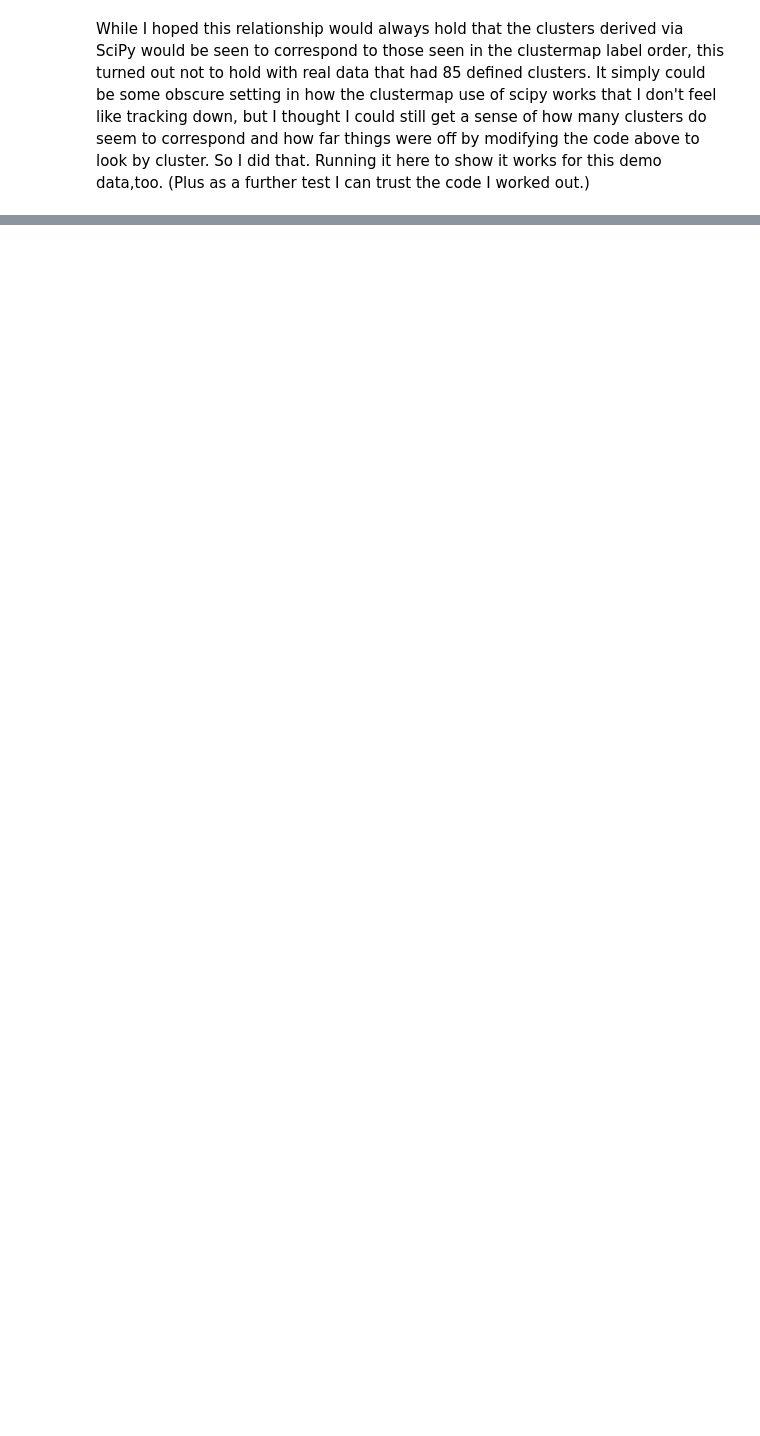
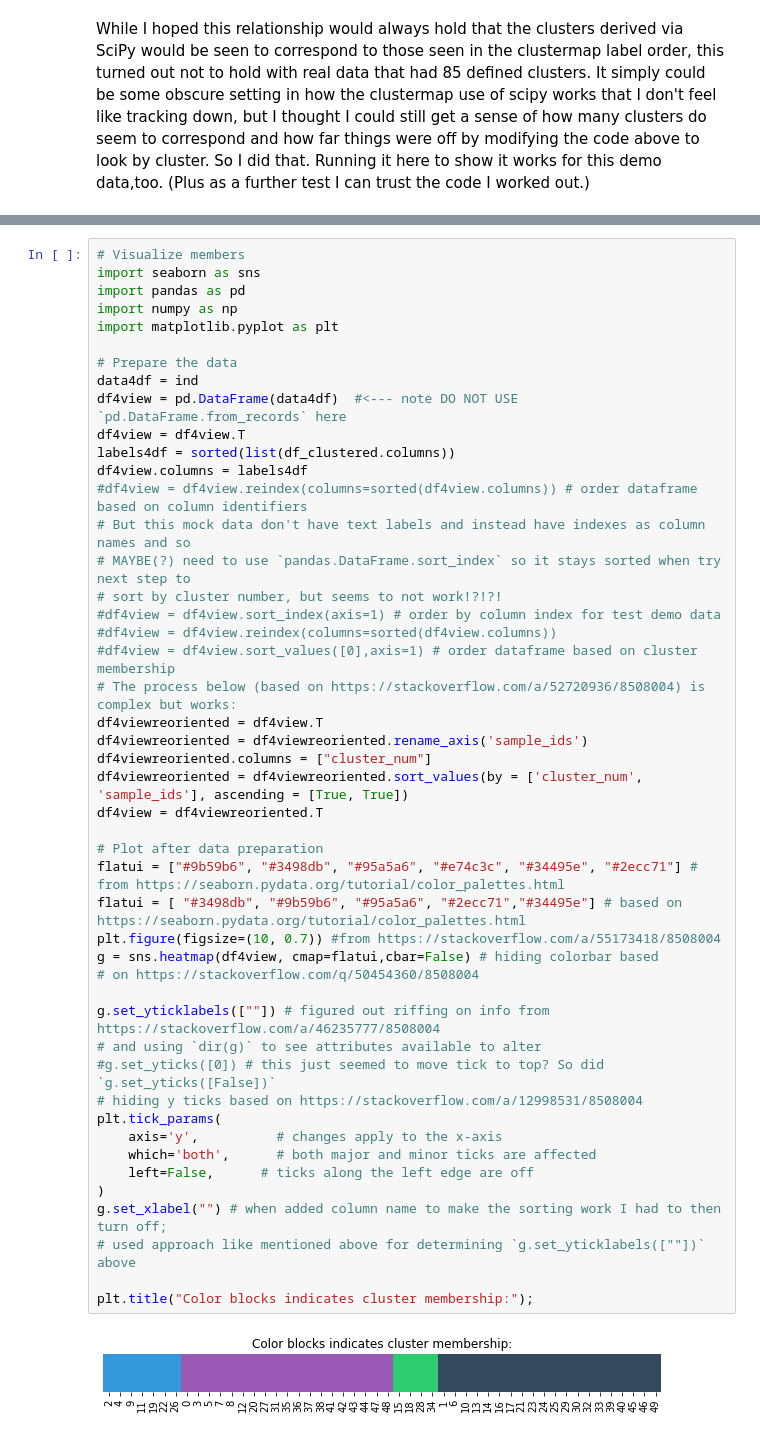
Before and after one commit to fomightez/cluster_analysis-binder, a Jupyter notebook: Hierarchical_clustering.ipynb, the cells around one changed output, grey strips where cells are left out. Saved outputs shown, nothing was run; the diff lists cells and outputs as text; blank space fills up the shorter version.

```diff
--- a/Hierarchical_clustering.ipynb
+++ b/Hierarchical_clustering.ipynb
@@ -667,0 +724,49 @@ Here are those 3 clusters that have clear correspondences (in the same order as
+# %%
+# Visualize members
+import seaborn as sns
+import pandas as pd
+import numpy as np
+import matplotlib.pyplot as plt
+
+# Prepare the data
+data4df = ind
+df4view = pd.DataFrame(data4df)  #<--- note DO NOT USE `pd.DataFrame.from_records` here
+df4view = df4view.T
+labels4df = sorted(list(df_clustered.columns))
+df4view.columns = labels4df
+#df4view = df4view.reindex(columns=sorted(df4view.columns)) # order dataframe based on column identifiers
+# But this mock data don't have text labels and instead have indexes as column names and so
+# MAYBE(?) need to use `pandas.DataFrame.sort_index` so it stays sorted when try next step to
+# sort by cluster number, but seems to not work!?!?!
+#df4view = df4view.sort_index(axis=1) # order by column index for test demo data
+#df4view = df4view.reindex(columns=sorted(df4view.columns))
+#df4view = df4view.sort_values([0],axis=1) # order dataframe based on cluster membership
+# The process below (based on https://stackoverflow.com/a/52720936/8508004) is complex but works:
+df4viewreoriented = df4view.T
+df4viewreoriented = df4viewreoriented.rename_axis('sample_ids')
+df4viewreoriented.columns = ["cluster_num"]
+df4viewreoriented = df4viewreoriented.sort_values(by = ['cluster_num', 'sample_ids'], ascending = [True, True])
+df4view = df4viewreoriented.T
+
+# Plot after data preparation
+flatui = ["#9b59b6", "#3498db", "#95a5a6", "#e74c3c", "#34495e", "#2ecc71"] # from https://seaborn.pydata.org/tutorial/color_palettes.html
+flatui = [ "#3498db", "#9b59b6", "#95a5a6", "#2ecc71","#34495e"] # based on https://seaborn.pydata.org/tutorial/color_palettes.html
+plt.figure(figsize=(10, 0.7)) #from https://stackoverflow.com/a/55173418/8508004
+g = sns.heatmap(df4view, cmap=flatui,cbar=False) # hiding colorbar based
+# on https://stackoverflow.com/q/50454360/8508004
+
+g.set_yticklabels([""]) # figured out riffing on info from https://stackoverflow.com/a/46235777/8508004
+# and using `dir(g)` to see attributes available to alter
+#g.set_yticks([0]) # this just seemed to move tick to top? So did `g.set_yticks([False])`
+# hiding y ticks based on https://stackoverflow.com/a/12998531/8508004
+plt.tick_params(
+    axis='y',          # changes apply to the x-axis
+    which='both',      # both major and minor ticks are affected
+    left=False,      # ticks along the left edge are off
+)
+g.set_xlabel("") # when added column name to make the sorting work I had to then turn off;
+# used approach like mentioned above for determining `g.set_yticklabels([""])` above
+
+plt.title("Color blocks indicates cluster membership:");
+# %% [output]
+[figure, added]
```
Also changed, not shown: parts of 16 cells of this notebook.
